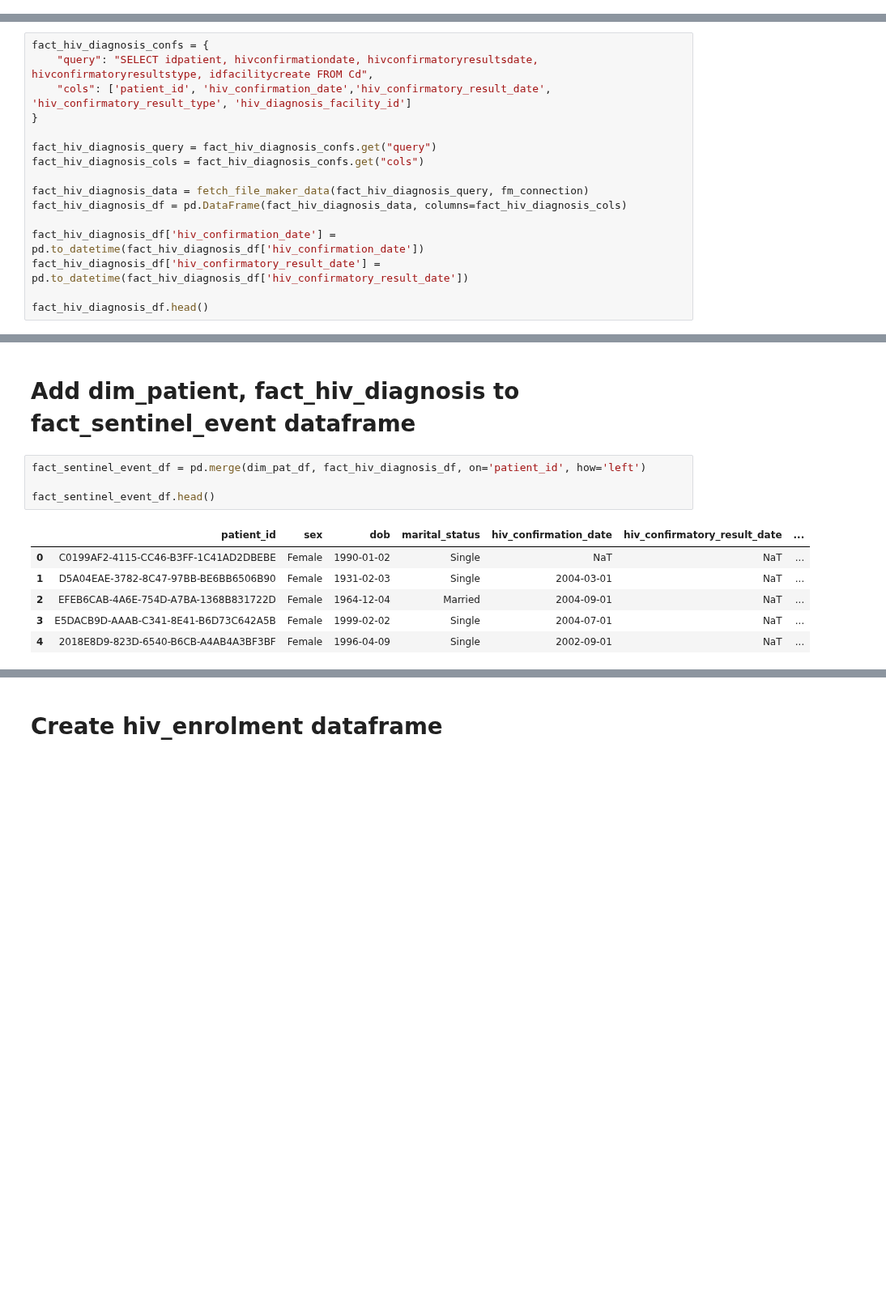
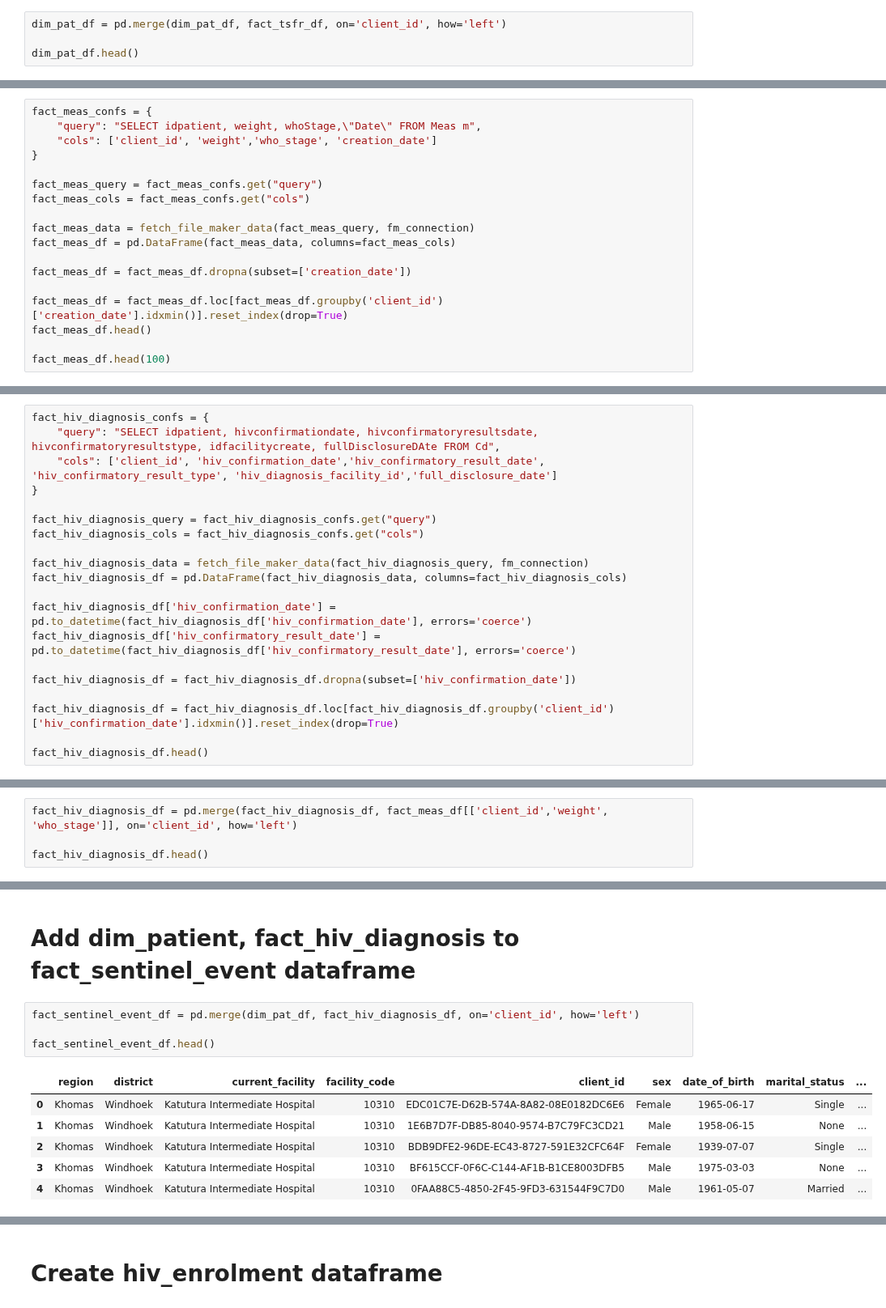
Before and after one commit to UCSF-IGHS/duft-config, a Jupyter notebook: system/data_tasks/fm_sentinel_events.ipynb, the cells around one changed output, grey strips where cells are left out. Shown at 81% size. Cells and saved outputs as stored; diff of their text form; blank space fills up the shorter version.

```diff
--- a/system/data_tasks/fm_sentinel_events.ipynb
+++ b/system/data_tasks/fm_sentinel_events.ipynb
@@ -142,0 +147,4 @@ dim_pat_df.head()
+# %%
+dim_pat_df = pd.merge(dim_pat_df, fact_tsfr_df, on='client_id', how='left')
+
+dim_pat_df.head()
@@ -142,0 +161,18 @@ dim_pat_df.head()
+# %%
+fact_meas_confs = {
+    "query": "SELECT idpatient, weight, whoStage,\"Date\" FROM Meas m",
+    "cols": ['client_id', 'weight','who_stage', 'creation_date']
+}
+
+fact_meas_query = fact_meas_confs.get("query")
+fact_meas_cols = fact_meas_confs.get("cols")
+
+fact_meas_data = fetch_file_maker_data(fact_meas_query, fm_connection)
+fact_meas_df = pd.DataFrame(fact_meas_data, columns=fact_meas_cols)
+
+fact_meas_df = fact_meas_df.dropna(subset=['creation_date'])
+
+fact_meas_df = fact_meas_df.loc[fact_meas_df.groupby('client_id')['creation_date'].idxmin()].reset_index(drop=True)
+fact_meas_df.head()
+
+fact_meas_df.head(100)
@@ -144,8 +194,8 @@ dim_pat_df.head()
 # Create fact_hiv_diagnosis Data Frame
 # %%
 fact_hiv_diagnosis_confs = {
-    "query": "SELECT idpatient, hivconfirmationdate, hivconfirmatoryresultsdate, hivconfirmatoryresultstype, idfacilitycreate FROM Cd",
-    "cols": ['patient_id', 'hiv_confirmation_date','hiv_confirmatory_result_date', 'hiv_confirmatory_result_type', 'hiv_diagnosis_facility_id']
+    "query": "SELECT idpatient, hivconfirmationdate, hivconfirmatoryresultsdate, hivconfirmatoryresultstype, idfacilitycreate, fullDisclosureDAte FROM Cd",
+    "cols": ['client_id', 'hiv_confirmation_date','hiv_confirmatory_result_date', 'hiv_confirmatory_result_type', 'hiv_diagnosis_facility_id','full_disclosure_date']
 }
 
 fact_hiv_diagnosis_query = fact_hiv_diagnosis_confs.get("query")
@@ -154,8 +204,12 @@ fact_hiv_diagnosis_cols = fact_hiv_diagnosis_confs.get("cols")
 fact_hiv_diagnosis_data = fetch_file_maker_data(fact_hiv_diagnosis_query, fm_connection)
 fact_hiv_diagnosis_df = pd.DataFrame(fact_hiv_diagnosis_data, columns=fact_hiv_diagnosis_cols)
 
-fact_hiv_diagnosis_df['hiv_confirmation_date'] = pd.to_datetime(fact_hiv_diagnosis_df['hiv_confirmation_date'])
-fact_hiv_diagnosis_df['hiv_confirmatory_result_date'] = pd.to_datetime(fact_hiv_diagnosis_df['hiv_confirmatory_result_date'])
+fact_hiv_diagnosis_df['hiv_confirmation_date'] = pd.to_datetime(fact_hiv_diagnosis_df['hiv_confirmation_date'], errors='coerce')
+fact_hiv_diagnosis_df['hiv_confirmatory_result_date'] = pd.to_datetime(fact_hiv_diagnosis_df['hiv_confirmatory_result_date'], errors='coerce')
+
+fact_hiv_diagnosis_df = fact_hiv_diagnosis_df.dropna(subset=['hiv_confirmation_date'])
+
+fact_hiv_diagnosis_df = fact_hiv_diagnosis_df.loc[fact_hiv_diagnosis_df.groupby('client_id')['hiv_confirmation_date'].idxmin()].reset_index(drop=True)
 
 fact_hiv_diagnosis_df.head()
 # %% [output]
@@ -167,0 +224,4 @@ fact_hiv_diagnosis_df.head()
+# %%
+fact_hiv_diagnosis_df = pd.merge(fact_hiv_diagnosis_df, fact_meas_df[['client_id','weight', 'who_stage']], on='client_id', how='left')
+
+fact_hiv_diagnosis_df.head()
@@ -168,13 +235,13 @@ fact_hiv_diagnosis_df.head()
 # %% [markdown]
 # Add dim_patient, fact_hiv_diagnosis to fact_sentinel_event dataframe
 # %%
-fact_sentinel_event_df = pd.merge(dim_pat_df, fact_hiv_diagnosis_df, on='patient_id', how='left')
+fact_sentinel_event_df = pd.merge(dim_pat_df, fact_hiv_diagnosis_df, on='client_id', how='left')
 
 fact_sentinel_event_df.head()
 # %% [output]
-|  | patient_id | sex | dob | marital_status | hiv_confirmation_date | hiv_confirmatory_result_date | ... |
-| 0 | C0199AF2-4115-CC46-B3FF-1C41AD2DBEBE | Female | 1990-01-02 | Single | NaT | NaT | ... |
-| 1 | D5A04EAE-3782-8C47-97BB-BE6BB6506B90 | Female | 1931-02-03 | Single | 2004-03-01 | NaT | ... |
-| 2 | EFEB6CAB-4A6E-754D-A7BA-1368B831722D | Female | 1964-12-04 | Married | 2004-09-01 | NaT | ... |
-| 3 | E5DACB9D-AAAB-C341-8E41-B6D73C642A5B | Female | 1999-02-02 | Single | 2004-07-01 | NaT | ... |
-| 4 | 2018E8D9-823D-6540-B6CB-A4AB4A3BF3BF | Female | 1996-04-09 | Single | 2002-09-01 | NaT | ... |
+|  | region | district | current_facility | facility_code | client_id | sex | date_of_birth | marital_status | ... |
+| 0 | Khomas | Windhoek | Katutura Intermediate Hospital | 10310 | EDC01C7E-D62B-574A-8A82-08E0182DC6E6 | Female | 1965-06-17 | Single | ... |
+| 1 | Khomas | Windhoek | Katutura Intermediate Hospital | 10310 | 1E6B7D7F-DB85-8040-9574-B7C79FC3CD21 | Male | 1958-06-15 | None | ... |
+| 2 | Khomas | Windhoek | Katutura Intermediate Hospital | 10310 | BDB9DFE2-96DE-EC43-8727-591E32CFC64F | Female | 1939-07-07 | Single | ... |
+| 3 | Khomas | Windhoek | Katutura Intermediate Hospital | 10310 | BF615CCF-0F6C-C144-AF1B-B1CE8003DFB5 | Male | 1975-03-03 | None | ... |
+| 4 | Khomas | Windhoek | Katutura Intermediate Hospital | 10310 | 0FAA88C5-4850-2F45-9FD3-631544F9C7D0 | Male | 1961-05-07 | Married | ... |
```
Also changed, not shown: parts of 103 cells of this notebook, 7 other files.
